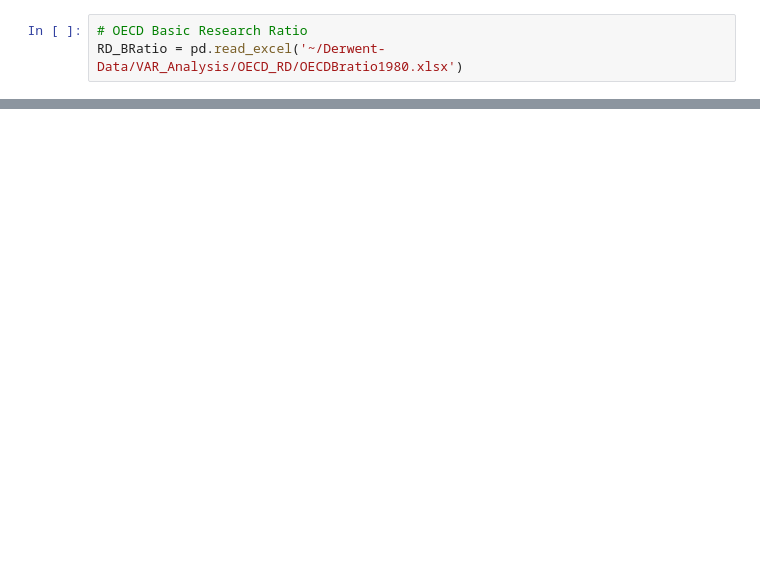
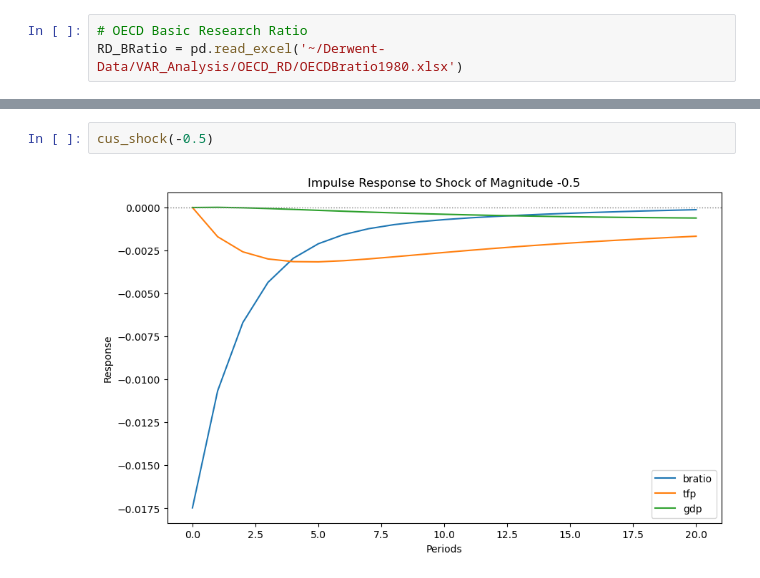
Before and after one commit to yueyun-zhang/InnovationEconomics-Exploration, a Jupyter notebook: Basic Research/Basic Research - VAR.ipynb, the cells around one changed output, grey strips where cells are left out. Drawn from its saved outputs; the diff is of its cells as text; blank space fills up the shorter version.

```diff
--- a/Basic Research/Basic Research - VAR.ipynb
+++ b/Basic Research/Basic Research - VAR.ipynb
@@ -44,0 +215,4 @@ Text(0, 0.5, 'Ratio')
+# %%
+cus_shock(-0.5)
+# %% [output]
+[figure, added]
```
Also changed, not shown: parts of 25 cells of this notebook.
